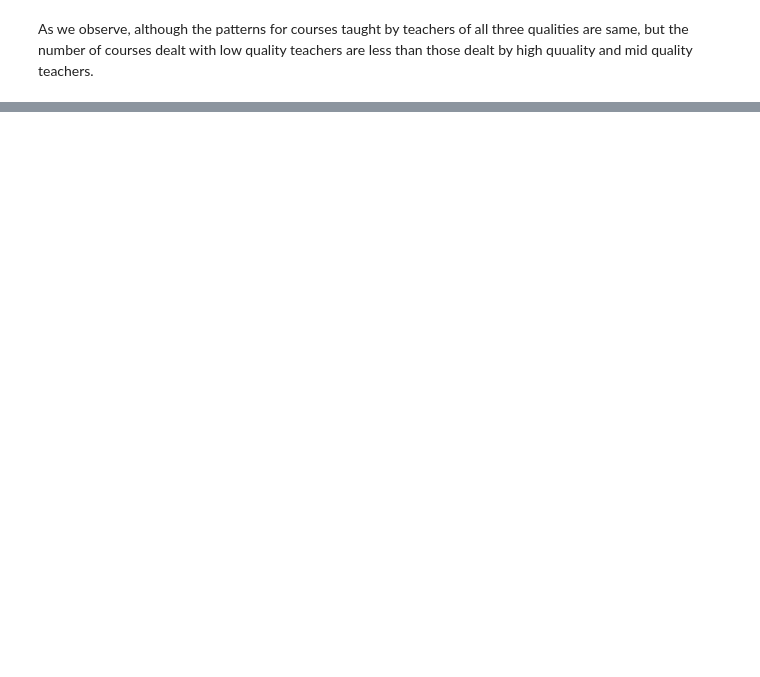
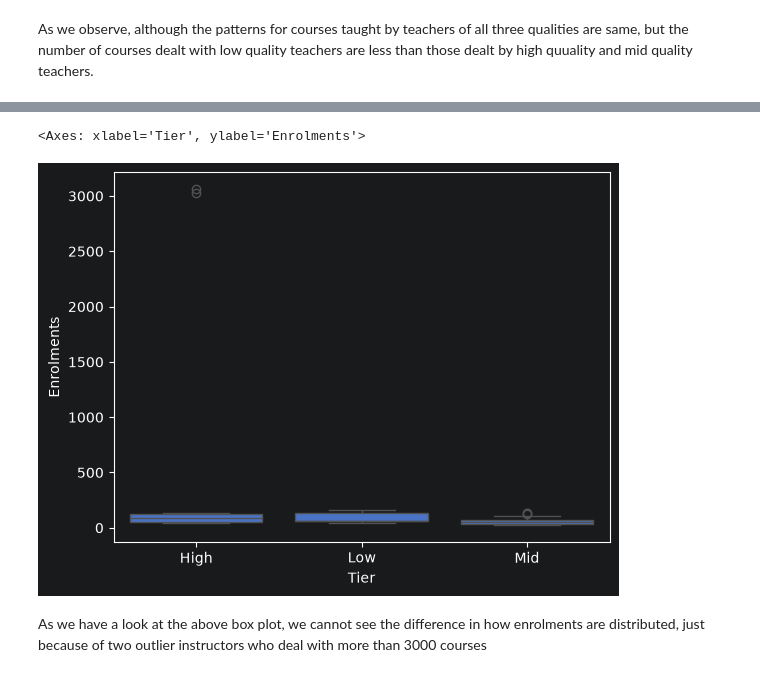
Before and after one commit to amithvardhan99/resume-projects, a Jupyter notebook: Instructor Performance and Course Quality Evaluation on EduPro/notebook.ipynb, the cells around one changed output, grey strips where cells are left out. Drawn from its saved outputs; the diff is of its cells as text; code cells hidden in the pictures; blank space fills up the shorter version.

```diff
--- a/Instructor Performance and Course Quality Evaluation on EduPro/notebook.ipynb
+++ b/Instructor Performance and Course Quality Evaluation on EduPro/notebook.ipynb
@@ -757,0 +798,7 @@ True
+# %%
+teacher_names_with_ratings = df[["TeacherName","TeacherRating"]].value_counts().reset_index()
+teacher_names_with_ratings.rename(columns={"count":"Enrolments"}, inplace=True)
+
+teacher_names_with_ratings["Tier"] = list(map(lambda x: ("High" if x >= 4.0 else ("Mid" if x >= 2.0 else "Low")),teacher_names_with_ratings["TeacherRating"]))
+
+teacher_names_with_ratings
@@ -757,0 +823,5 @@ True
+# %%
+sns.boxplot(x=teacher_names_with_ratings["Tier"],y=teacher_names_with_ratings["Enrolments"])
+# %% [output]
+<Axes: xlabel='Tier', ylabel='Enrolments'>
+[figure, added]
@@ -757,0 +830,2 @@ True
+# %% [markdown]
+As we have a look at the above box plot, we cannot see the difference in how enrolments are distributed, just because of two outlier instructors who deal with more than 3000 courses
```
Also changed, not shown: parts of 36 cells of this notebook, 1 other file.
